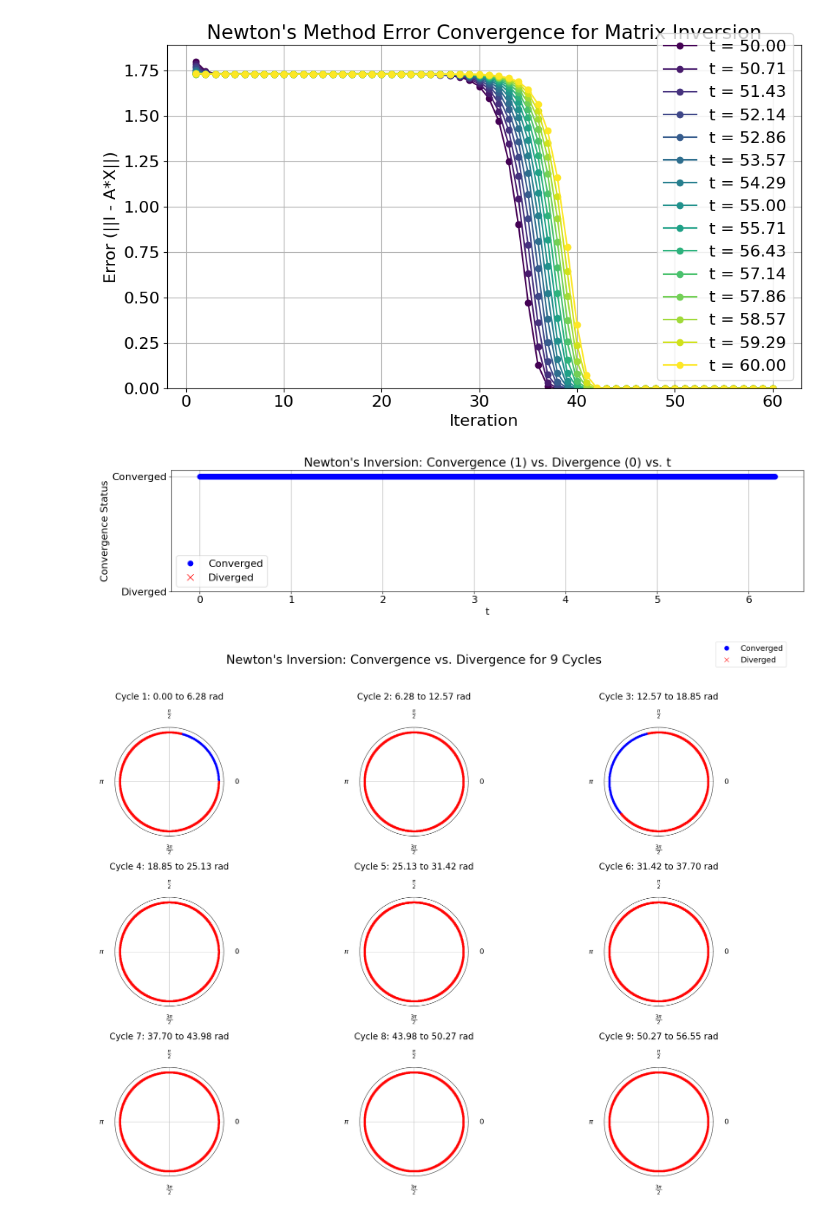
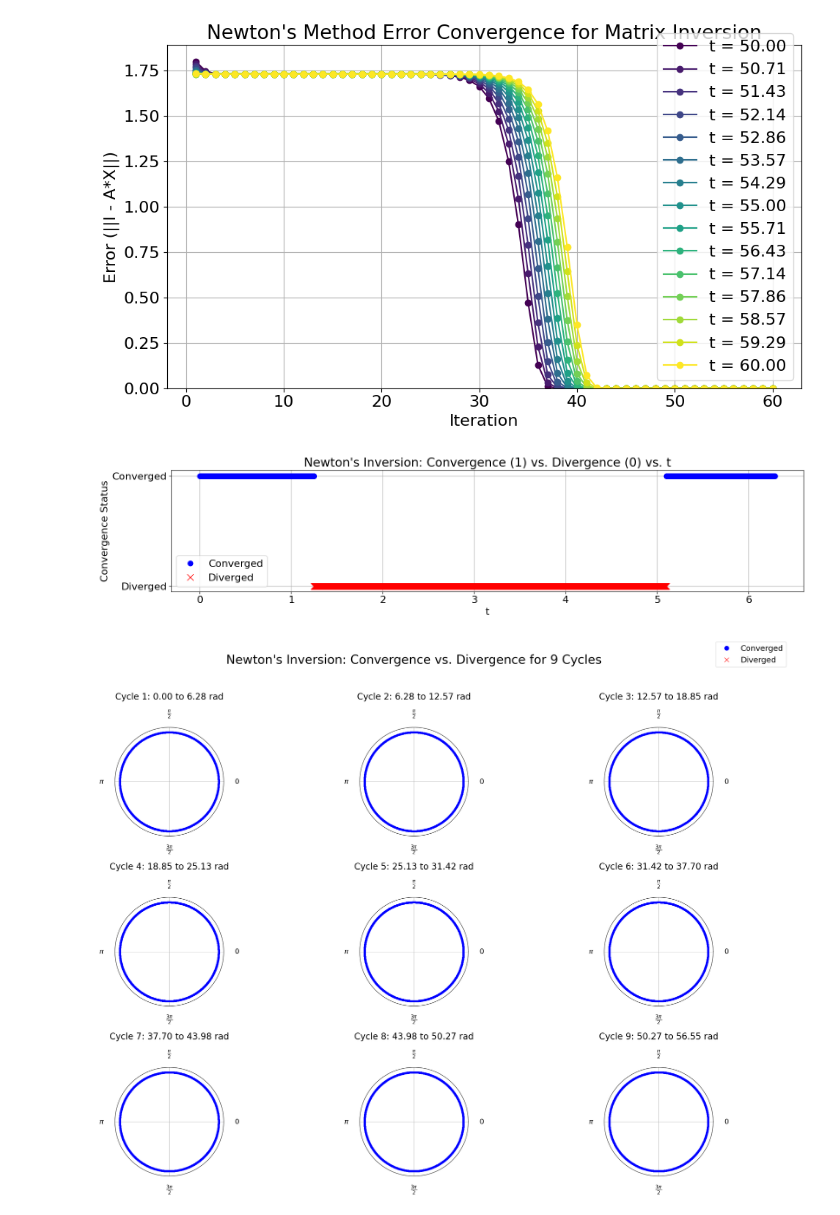
Before and after one commit to PanScout/quantum-fpga, a Jupyter notebook: python/Do_Hamiltonians_Converge.ipynb, the cells around one changed output. Cells and saved outputs as stored; diff of their text form; code cells hidden in the pictures.

```diff
--- a/python/Do_Hamiltonians_Converge.ipynb
+++ b/python/Do_Hamiltonians_Converge.ipynb
@@ -4,7 +4,7 @@ import matplotlib.pyplot as plt
 
 tan_half_bool = False
 
-def newton_matrix_inversion(A, iterations=60, tol_diverge=1e10):
+def newton_matrix_inversion(A, iterations=60, tol_diverge=1e3):
     """
     Uses Newton's method to approximate the inverse of matrix A.
     The iteration is: X_{k+1} = X_k (2I - A X_k)
@@ -128,35 +128,35 @@ import matplotlib.pyplot as plt
 num_test_times = 5000  # You can increase this number to test more t-values.
 tol = 0.01           # Tolerance on the final error to declare convergence.
 
 # Generate t values (here, we test from t = 0 to 48*pi).
 times = np.linspace(0, 2* np.pi, num_test_times)
 
 # For each t, compute the matrix and run Newton's inversion.
-results = [evaluate_time_evolved_polynomial(t, S=5,tan_half=tan_half_bool) for t in times]
+results = [evaluate_time_evolved_polynomial(t, S=0,tan_half=tan_half_bool) for t in times]
 all_errors = [newton_matrix_inversion(mat, iterations=60)[1] for mat in results]
 
 # Determine convergence: True if the final error is below tol, False otherwise.
 convergence_status = np.array([errors[-1] < tol for errors in all_errors])
 
 # Separate times into those that converged and those that diverged.
 times_converged = times[convergence_status]
 times_diverged  = times[~convergence_status]
 
 # Plot convergence status versus t.
 plt.figure(figsize=(16, 4))
 plt.plot(times_converged, np.ones_like(times_converged), 'bo', markersize=8, label='Converged')
 plt.plot(times_diverged, np.zeros_like(times_diverged), 'rx', markersize=10, label='Diverged')
 
 plt.xlabel("t")
 plt.ylabel("Convergence Status")
 plt.title("Newton's Inversion: Convergence (1) vs. Divergence (0) vs. t")
 plt.yticks([0, 1], ['Diverged', 'Converged'])
 plt.legend()
 plt.grid(True)
 plt.tight_layout()
 plt.show()
 # %% [output]
-[figure, old version]
+[figure, new version]
 # %%
 import numpy as np
 import matplotlib.pyplot as plt
@@ -184,7 +184,7 @@ for i in range(num_cycles):
     times = np.linspace(t_min, t_max, num_test_times_per_cycle)
 
     # Evaluate the matrix and run Newton's iteration for each t.
-    results = [evaluate_time_evolved_polynomial(t, S=0,tan_half=tan_half_bool) for t in times]
+    results = [evaluate_time_evolved_polynomial(t, S=-10,tan_half=tan_half_bool) for t in times]
     all_errors = [newton_matrix_inversion(mat, iterations=30)[1] for mat in results]
 
     # Determine convergence: 1 if final error < tol, else 0.
@@ -227,4 +227,4 @@ fig.legend(handles=legend_elements, loc='upper right', fontsize=18)
 plt.tight_layout(rect=[0, 0, 1, 0.95])
 plt.show()
 # %% [output]
-[figure, old version]
+[figure, new version]
```
Also changed, not shown: 1 other file.
